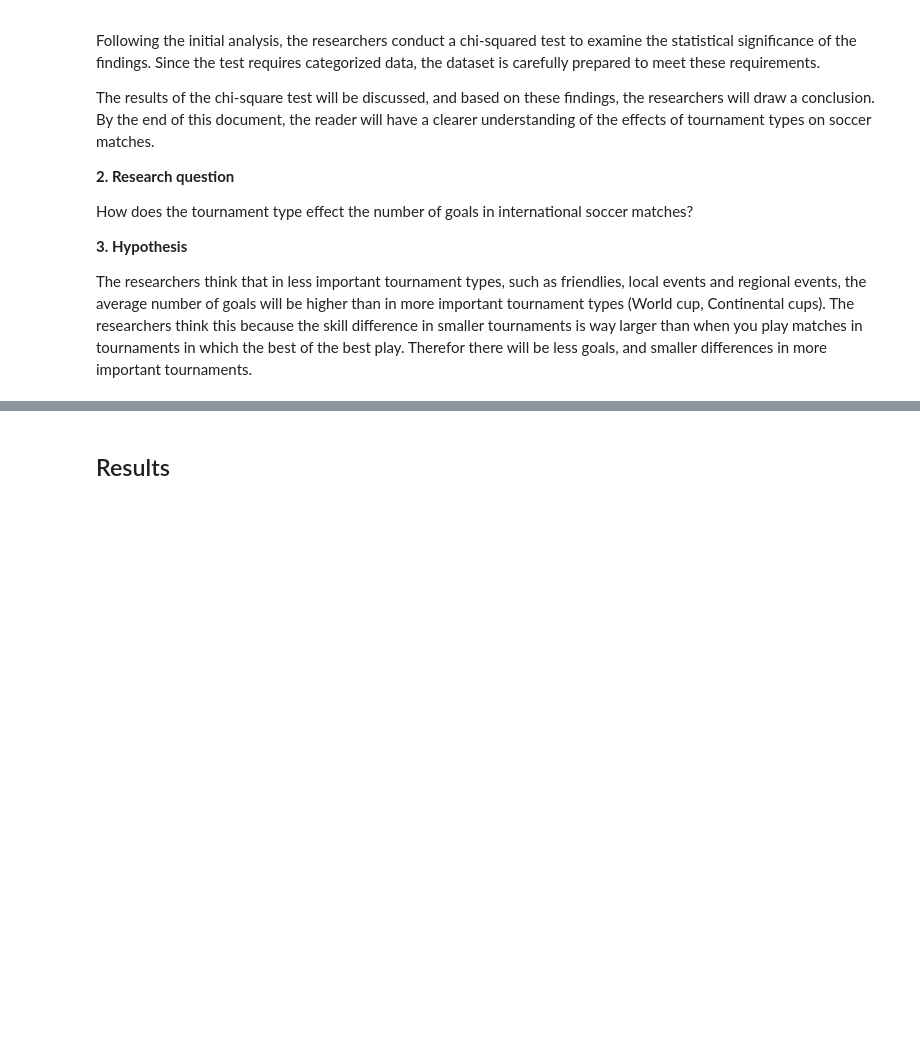
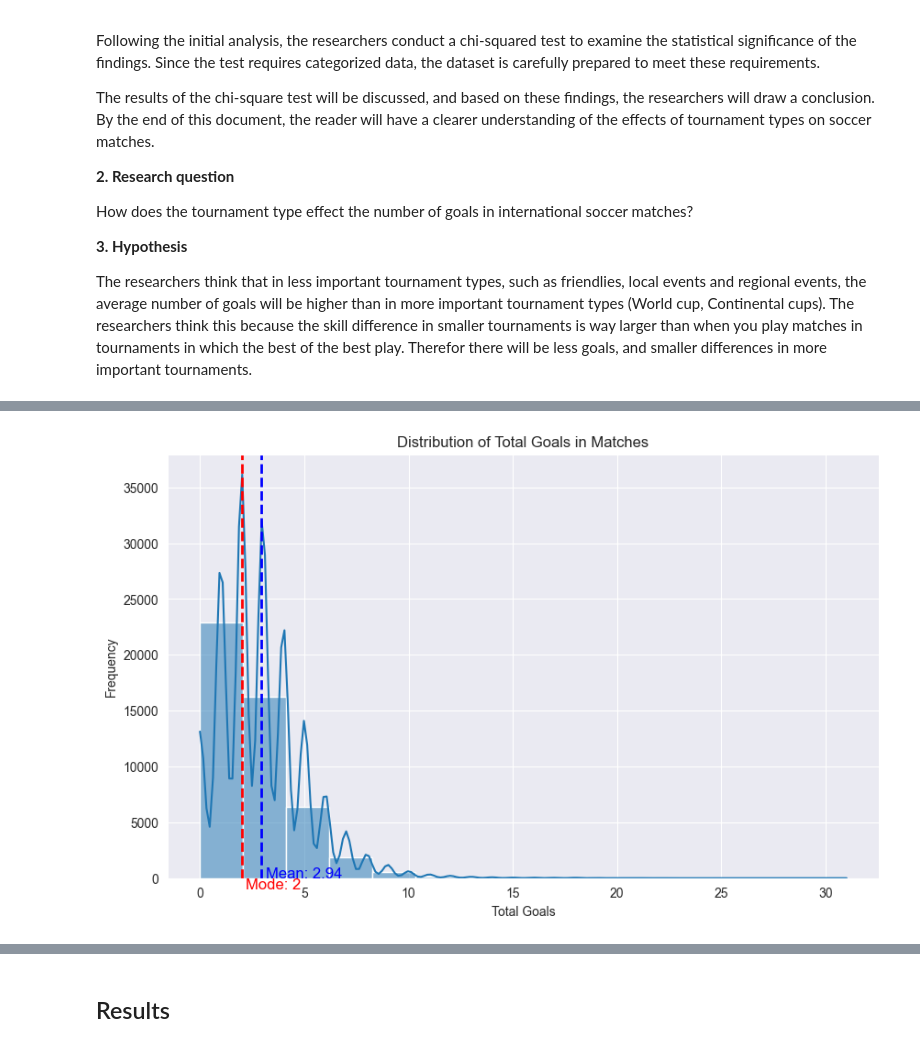
Before and after one commit to TimRutjens04/StatResearch, a Jupyter notebook: research.ipynb, the cells around one changed output, grey strips where cells are left out. Saved outputs shown, nothing was run; the diff lists cells and outputs as text; code cells hidden in the pictures; blank space fills up the shorter version.

Commit message:
added the results.csv and continued working on chapters 2.1 and 2.2 only 2.3 is left

```diff
--- a/research.ipynb
+++ b/research.ipynb
@@ -68,0 +51,8 @@ The dataset results has the following collumns:
+# %%
+#we import required dependencies
+import pandas as pd
+import matplotlib.pyplot as plt
+import seaborn as sns
+
+#we load the data set to work with it in future code blocks
+data = pd.read_csv('results.csv')
@@ -68,0 +79,24 @@ The dataset results has the following collumns:
+# %%
+#first we create a new column for the total goals each match
+data['total_goals'] = data['home_score'] + data['away_score']
+
+#we calculate the mean and the mode of the total goals
+mean_goals = data['total_goals'].mean()
+mode_goals = data['total_goals'].mode()[0]
+
+#we display the mean and the mode and distribution in a plot
+plt.figure(figsize=(10, 6))
+sns.histplot(data['total_goals'], bins=15, kde=True)
+plt.title('Distribution of Total Goals in Matches')
+plt.xlabel('Total Goals')
+plt.ylabel('Frequency')
+
+plt.axvline(mean_goals, color='blue', linestyle='--', linewidth=2)
+plt.axvline(mode_goals, color='red', linestyle='--', linewidth=2)
+
+plt.text(mean_goals + 0.2, 0, f'Mean: {mean_goals:.2f}', color='blue', fontsize=12)
+plt.text(mode_goals + 0.2, 0, f'Mode: {mode_goals}', color='red', fontsize=12, verticalalignment='top')
+
+plt.show()
+# %% [output]
+[figure, added]
```
Also changed, not shown: parts of 6 cells of this notebook, 1 other file.
